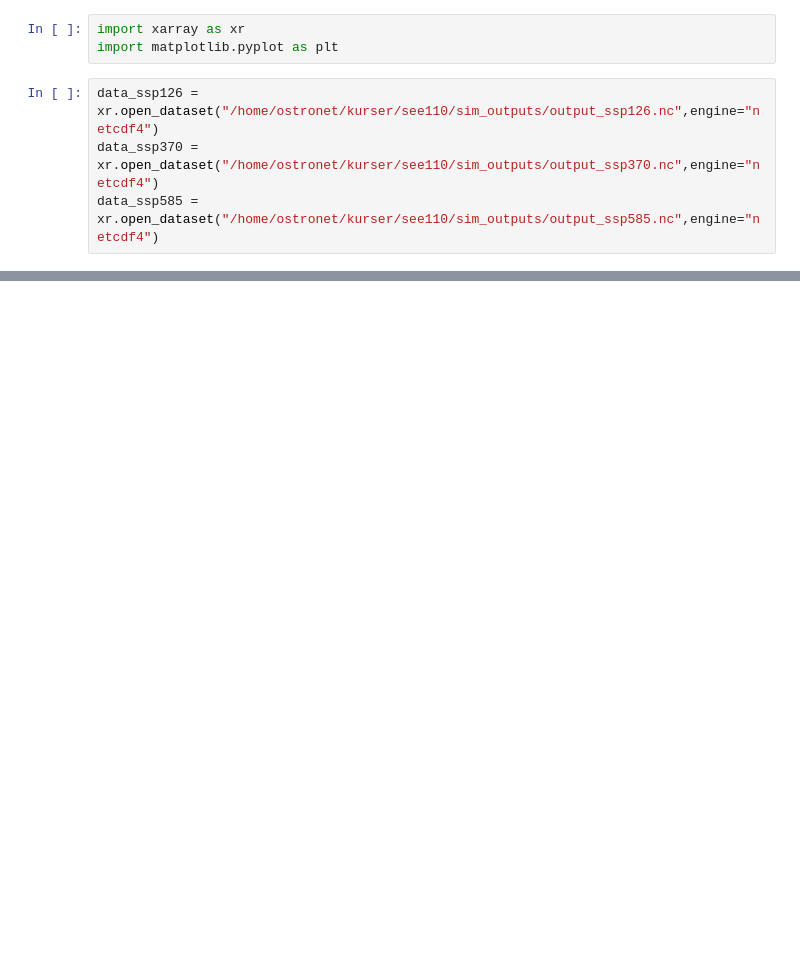
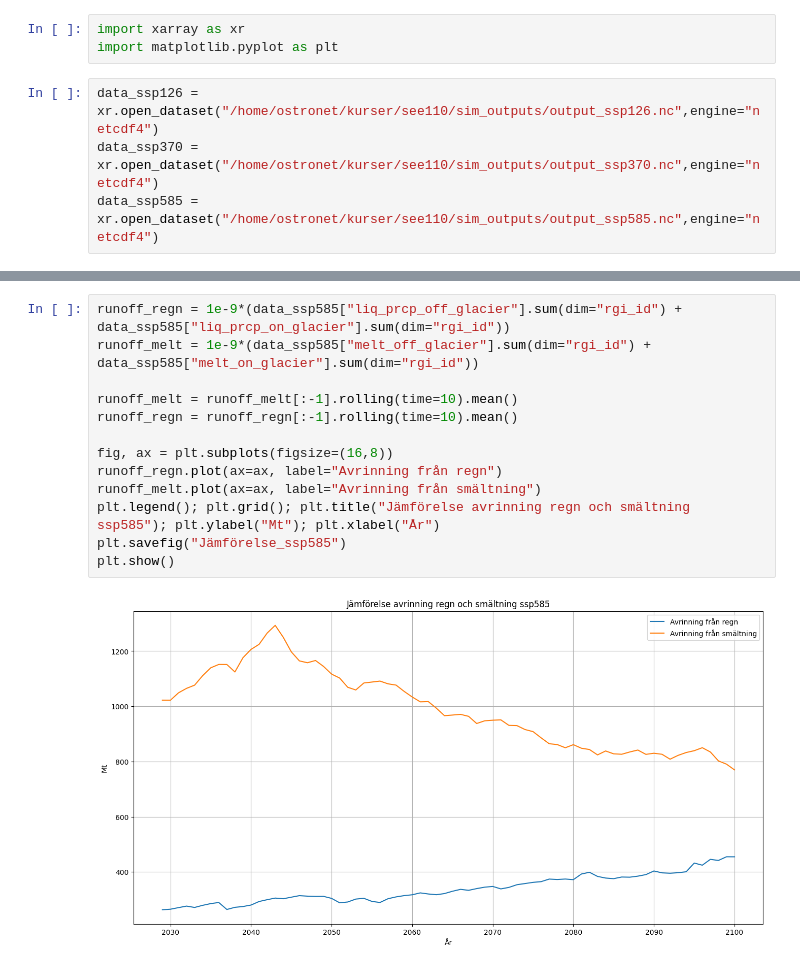
Before and after one commit to ostronet/SEE110_glaciar, a Jupyter notebook: Datahantering.ipynb, the cells around one changed output, grey strips where cells are left out. Saved outputs shown, nothing was run; the diff lists cells and outputs as text; blank space fills up the shorter version.

```diff
--- a/Datahantering.ipynb
+++ b/Datahantering.ipynb
@@ -42,0 +83,15 @@ plt.show()
+# %%
+runoff_regn = 1e-9*(data_ssp585["liq_prcp_off_glacier"].sum(dim="rgi_id") + data_ssp585["liq_prcp_on_glacier"].sum(dim="rgi_id"))
+runoff_melt = 1e-9*(data_ssp585["melt_off_glacier"].sum(dim="rgi_id") + data_ssp585["melt_on_glacier"].sum(dim="rgi_id"))
+
+runoff_melt = runoff_melt[:-1].rolling(time=10).mean()
+runoff_regn = runoff_regn[:-1].rolling(time=10).mean()
+
+fig, ax = plt.subplots(figsize=(16,8))
+runoff_regn.plot(ax=ax, label="Avrinning från regn")
+runoff_melt.plot(ax=ax, label="Avrinning från smältning")
+plt.legend(); plt.grid(); plt.title("Jämförelse avrinning regn och smältning ssp585"); plt.ylabel("Mt"); plt.xlabel("År")
+plt.savefig("Jämförelse_ssp585")
+plt.show()
+# %% [output]
+[figure, added]
```
Also changed, not shown: parts of 7 cells of this notebook.
